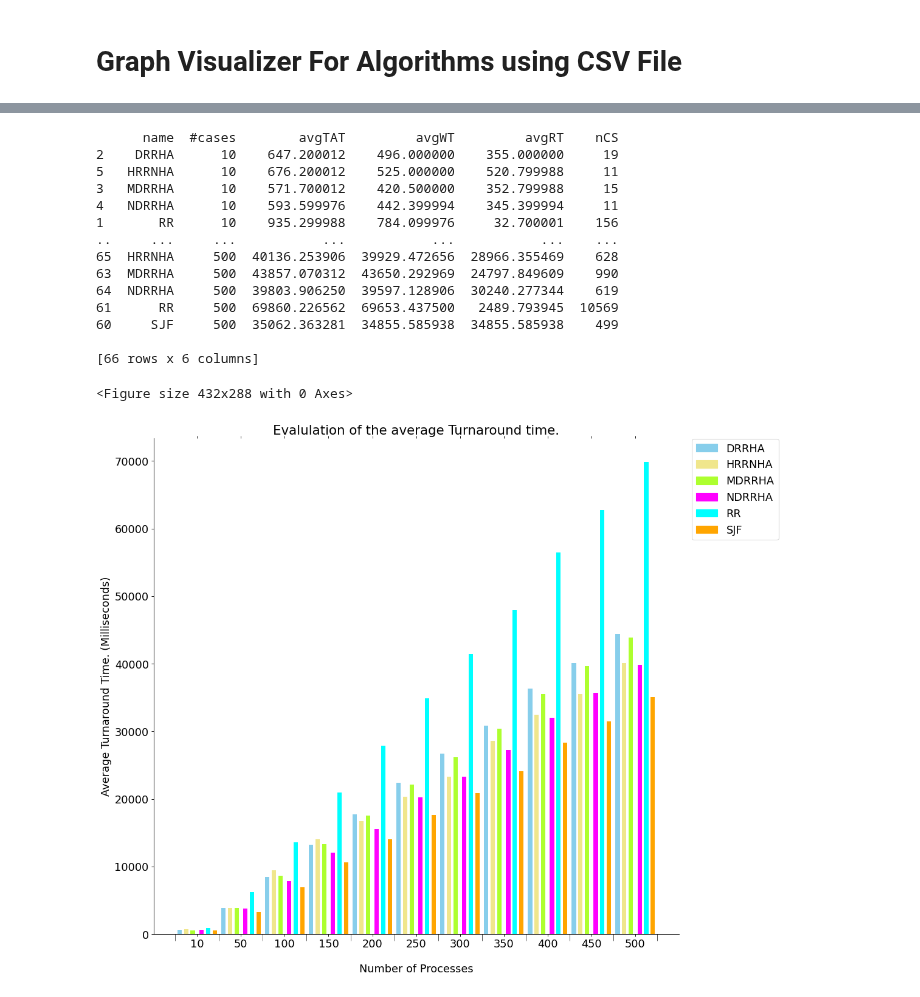
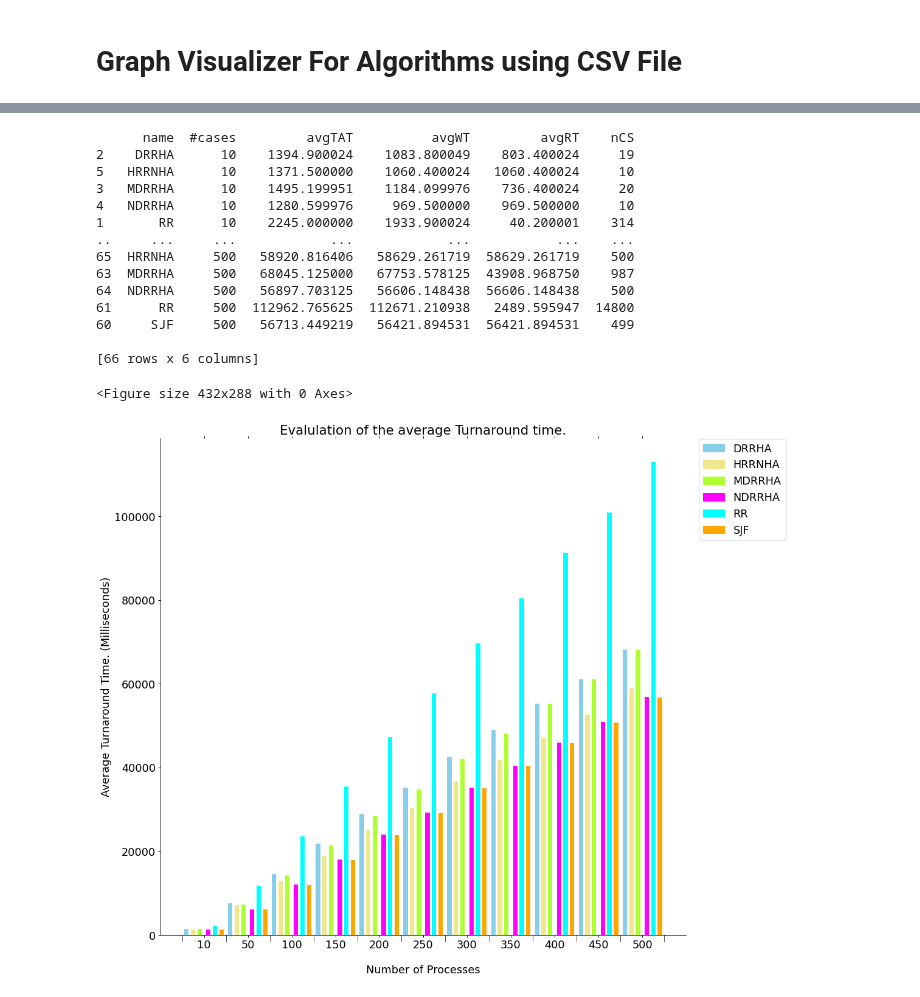
Before and after one commit to Bhaikko/mdrrha, a Jupyter notebook: src/graph_handler.ipynb, the cells around one changed output, grey strips where cells are left out. Cells and saved outputs as stored; diff of their text form; code cells hidden in the pictures.

Commit message:
random data graphs added

```diff
--- a/src/graph_handler.ipynb
+++ b/src/graph_handler.ipynb
@@ -12,7 +12,7 @@ plt.rcParams.update({'font.size': 16})
 # %%
 # Import Data from CSV file
 dataset = pd.read_csv(
-    './../data/sample_FCFS_SJF_Comparison.csv',
+    './../data/random_dataset_with_AT_non_zero_output.csv',
     sep=r'\s*,\s*',
     header=0,
     encoding='ascii',
@@ -39,7 +42,7 @@ ALGO_COMPARISONS_ATAT_LINE = 2
 ALGO_COMPARISONS_WT_BAR = 3
 ALGO_COMPARISONS_WT_LINE = 4
 
-output_filename = "./../data/dataset_filtered_output.csv"
+output_filename = "./../data/random_dataset_with_AT_non_zero_output.csv"
 # %%
 # Comparison of mDRRHA with SJF and FCFS
 
@@ -180,18 +183,18 @@ dataset = dataset.sort_values(by = ['#cases', 'name'])
 # %%
 print(dataset)
 # %% [output]
-      name  #cases        avgTAT         avgWT         avgRT    nCS
-2    DRRHA      10    647.200012    496.000000    355.000000     19
-5   HRRNHA      10    676.200012    525.000000    520.799988     11
-3   MDRRHA      10    571.700012    420.500000    352.799988     15
-4   NDRRHA      10    593.599976    442.399994    345.399994     11
-1       RR      10    935.299988    784.099976     32.700001    156
-..     ...     ...           ...           ...           ...    ...
-65  HRRNHA     500  40136.253906  39929.472656  28966.355469    628
-63  MDRRHA     500  43857.070312  43650.292969  24797.849609    990
-64  NDRRHA     500  39803.906250  39597.128906  30240.277344    619
-61      RR     500  69860.226562  69653.437500   2489.793945  10569
-60     SJF     500  35062.363281  34855.585938  34855.585938    499
+      name  #cases         avgTAT          avgWT         avgRT    nCS
+2    DRRHA      10    1394.900024    1083.800049    803.400024     19
+5   HRRNHA      10    1371.500000    1060.400024   1060.400024     10
+3   MDRRHA      10    1495.199951    1184.099976    736.400024     20
+4   NDRRHA      10    1280.599976     969.500000    969.500000     10
+1       RR      10    2245.000000    1933.900024     40.200001    314
+..     ...     ...            ...            ...           ...    ...
+65  HRRNHA     500   58920.816406   58629.261719  58629.261719    500
+63  MDRRHA     500   68045.125000   67753.578125  43908.968750    987
+64  NDRRHA     500   56897.703125   56606.148438  56606.148438    500
+61      RR     500  112962.765625  112671.210938   2489.595947  14800
+60     SJF     500   56713.449219   56421.894531  56421.894531    499
 
 [66 rows x 6 columns]
 # %%
@@ -265,9 +268,9 @@ num_algos = len(dataset['name'].unique())
 # plot_metric = 'avgWT'
 plot_metric = 'avgTAT'
 
-average_WT_values = dataset[plot_metric].to_numpy()     # To Plot Average Waiting Times
+# average_WT_values = dataset[plot_metric].to_numpy()     # To Plot Average Waiting Times
 # average_WT_values = dataset['avgWT'].to_numpy()     # To Plot Average Waiting Times
-# average_WT_values = dataset['avgTAT'].to_numpy()       # To Plot Average Turn around times
+average_WT_values = dataset['avgTAT'].to_numpy()       # To Plot Average Turn around times
 
 
 for index, x_axis in enumerate(X_axis):
@@ -282,34 +285,34 @@ for index, x_axis in enumerate(X_axis):
         current_value_index += 1
 
 # Configuring Legend
 legend_elements = []
 
 for i in range(0, len(colors), 2):
     legend_elements.append(
         Patch(facecolor=colors[i], edgecolor=colors[i], label=colors[i + 1])
     )
 
 ax.legend(
     handles = legend_elements,
     loc = 'upper right',
     bbox_to_anchor=(1.20, 1.01)
 )
 
 plt.xlabel('Number of Processes', labelpad = 20)
 
 # plt.ylabel(plot_metric)
 # plt.ylabel('Average Response Time. (Milliseconds)')
 # plt.ylabel('Average Waiting Time. (Milliseconds)')
 plt.ylabel('Average Turnaround Time. (Milliseconds)')
 
 # plt.title('Evalulation of the average Waiting time.')
 # plt.title('Evalulation of the average Response time.')
 plt.title('Evalulation of the average Turnaround time.')
 
 plt.show()
 # %% [output]
 <Figure size 432x288 with 0 Axes>
-[figure, old version]
+[figure, new version]
 # %%
 # Import Data from CSV file
 dataset = pd.read_csv(
```
Also changed, not shown: parts of 3 cells of this notebook, 9 other files.
